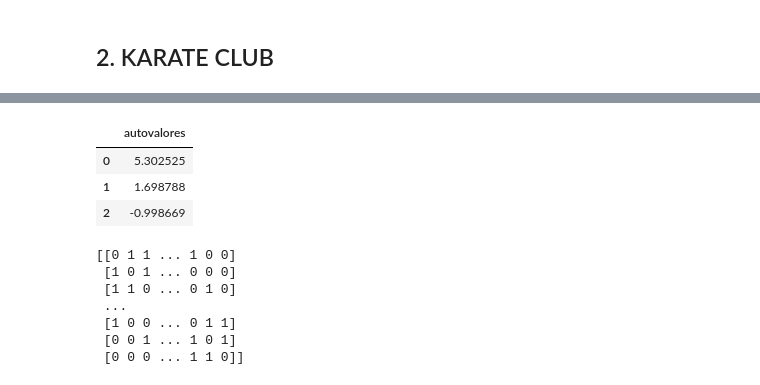
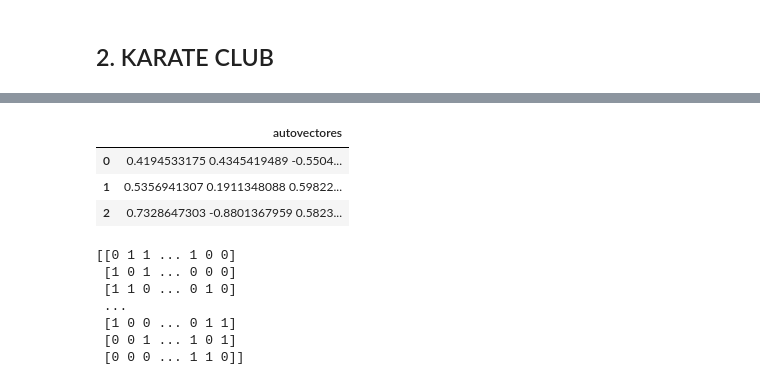
Before and after one commit to gianfrancobtl/tp2-metnum-c2-2022, a Jupyter notebook: notebooks/TP_2_autovalores_autovectores.ipynb, the cells around one changed output, grey strips where cells are left out. Cells and saved outputs as stored; diff of their text form; code cells hidden in the pictures.

```diff
--- a/notebooks/TP_2_autovalores_autovectores.ipynb
+++ b/notebooks/TP_2_autovalores_autovectores.ipynb
@@ -38,9 +56,10 @@ eigenvalues_prueba = read_result_autovalores("prueba.txt")
 eigenvectors_prueba = read_result_autovectores("prueba.txt")
 # %%
 eigenvalues_prueba
+eigenvectors_prueba
 # %% [output]
-|  | autovalores |
-| 0 | 5.302525 |
-| 1 | 1.698788 |
-| 2 | -0.998669 |
+|  | autovectores |
+| 0 | 0.4194533175 0.4345419489 -0.5504... |
+| 1 | 0.5356941307 0.1911348088 0.59822... |
+| 2 | 0.7328647303 -0.8801367959 0.5823... |
 # %%
```
Also changed, not shown: parts of 11 cells of this notebook, 5 other files.
